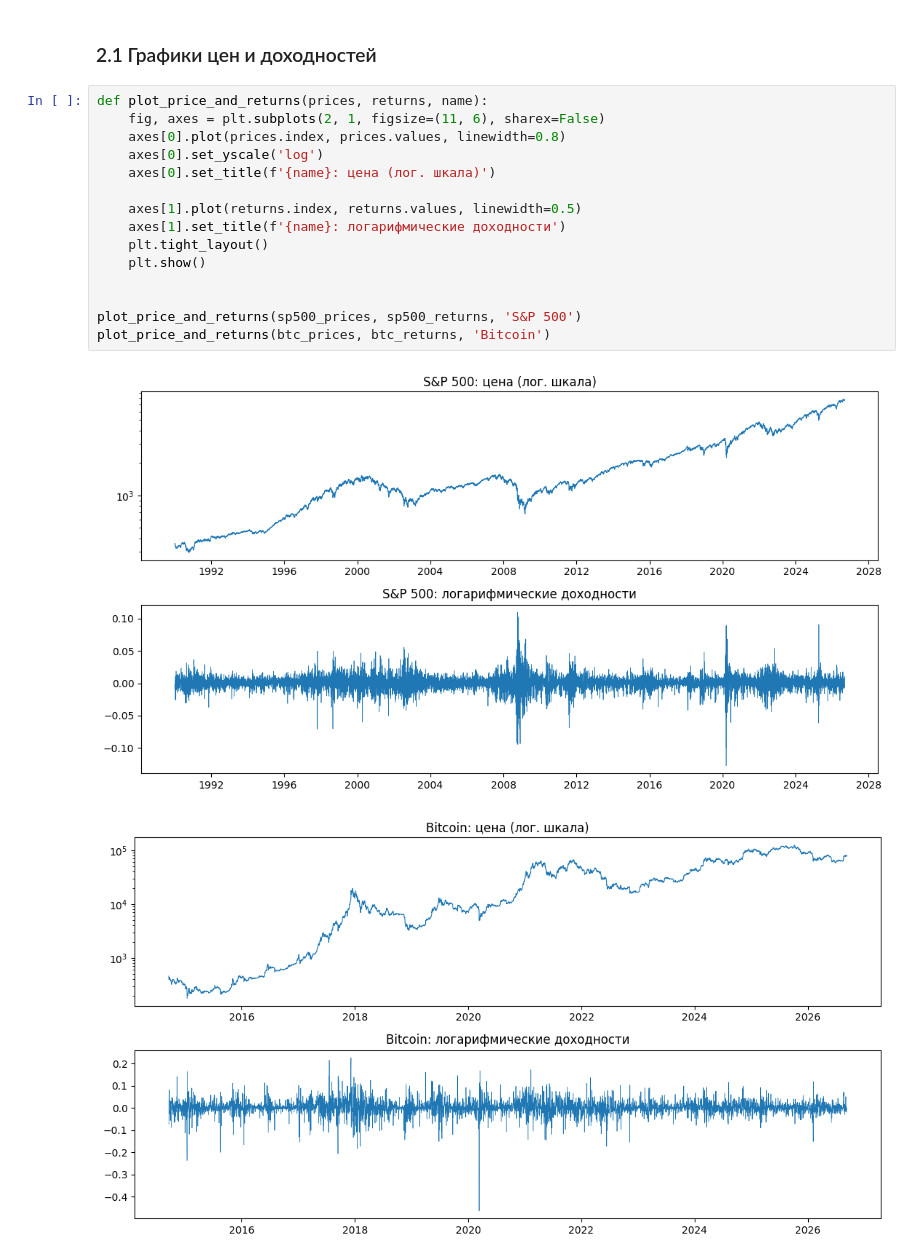
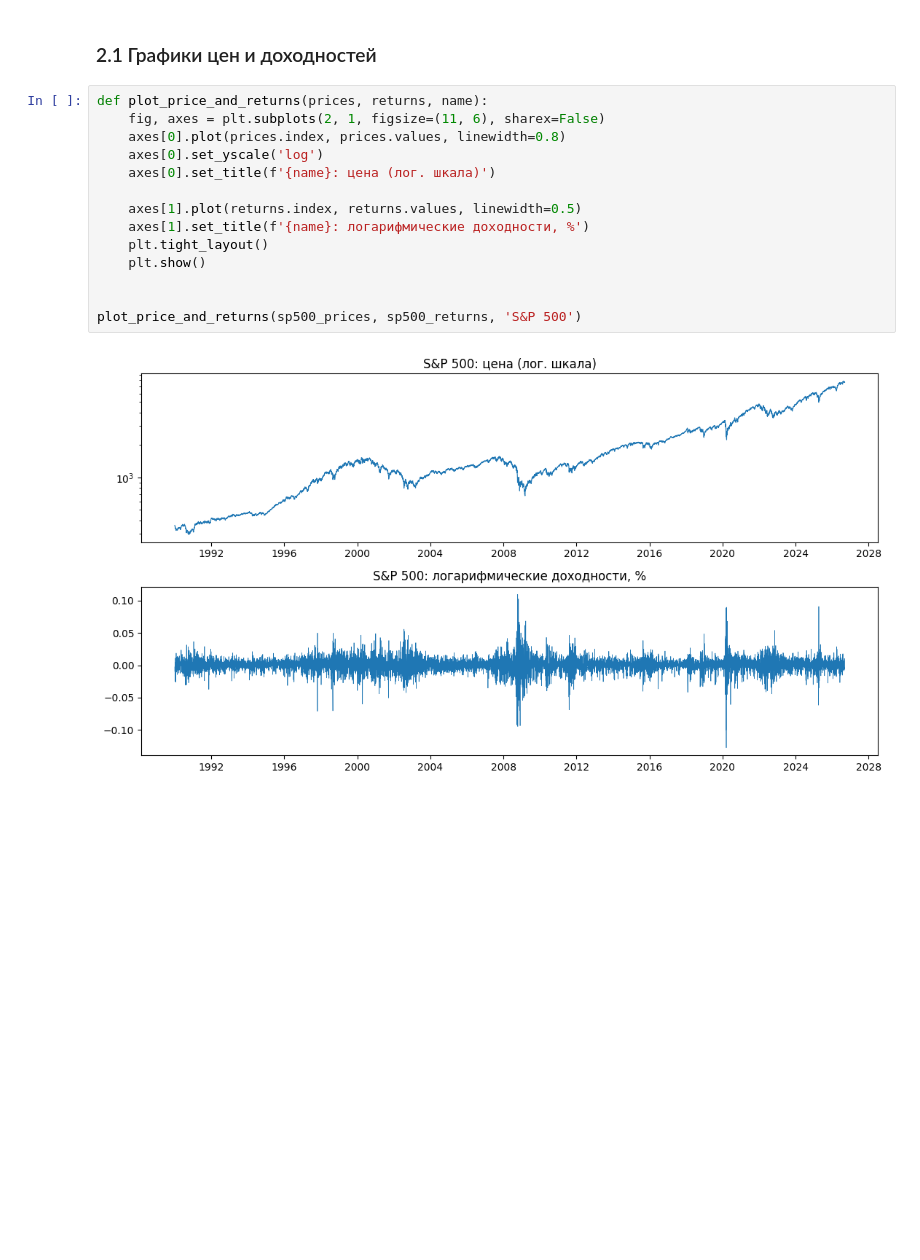
Before and after one commit to kdnvnadya/ms-garch, a Jupyter notebook: vkr_msgarch_1.ipynb, the cells around one changed output. Drawn from its saved outputs; the diff is of its cells as text; blank space fills up the shorter version.

```diff
--- a/vkr_msgarch_1.ipynb
+++ b/vkr_msgarch_1.ipynb
@@ -94,18 +95,16 @@ Bitcoin доходности:  4376 наблюдений
 # %%
 def plot_price_and_returns(prices, returns, name):
     fig, axes = plt.subplots(2, 1, figsize=(11, 6), sharex=False)
     axes[0].plot(prices.index, prices.values, linewidth=0.8)
     axes[0].set_yscale('log')
     axes[0].set_title(f'{name}: цена (лог. шкала)')
 
     axes[1].plot(returns.index, returns.values, linewidth=0.5)
-    axes[1].set_title(f'{name}: логарифмические доходности')
+    axes[1].set_title(f'{name}: логарифмические доходности, %')
     plt.tight_layout()
     plt.show()
 
 
 plot_price_and_returns(sp500_prices, sp500_returns, 'S&P 500')
-plot_price_and_returns(btc_prices, btc_returns, 'Bitcoin')
 # %% [output]
-[figure, old version]
+[figure, new version]
-[figure, removed]
```
Also changed, not shown: parts of 6 cells of this notebook.
